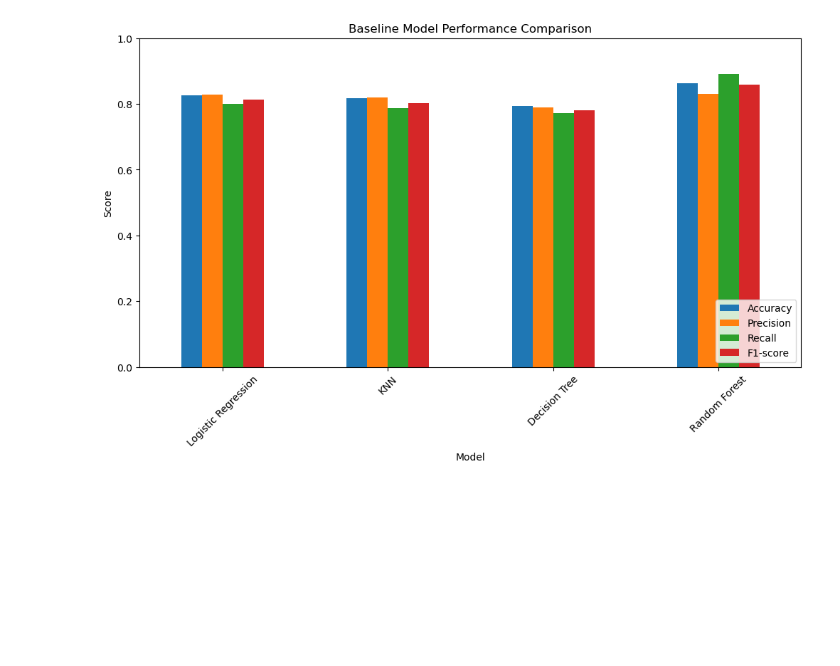
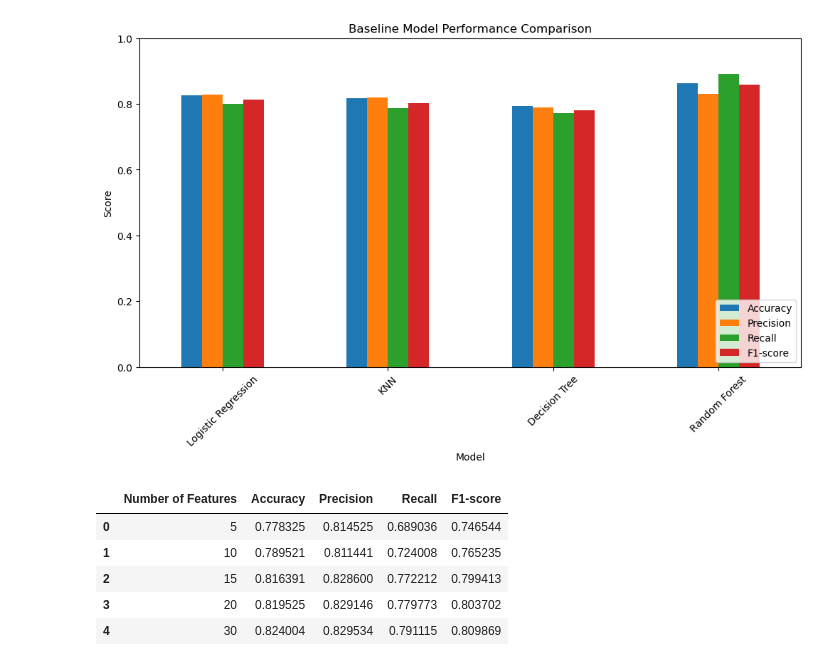
Before and after one commit to erze-haziri/bank-term-deposit-prediction, a Jupyter notebook: bank_term_deposit_analysis.ipynb, the cells around one changed output. Cells and saved outputs as stored; diff of their text form; code cells hidden in the pictures; blank space fills up the shorter version.

```diff
--- a/bank_term_deposit_analysis.ipynb
+++ b/bank_term_deposit_analysis.ipynb
@@ -393,0 +418,30 @@ plt.show()
+# %%
+feature_selection_results = []
+
+for k in [5, 10, 15, 20, 30]:
+    pipeline = Pipeline(steps=[
+        ("preprocessor", preprocessor),
+        ("selector", SelectKBest(score_func=f_classif, k=k)),
+        ("classifier", LogisticRegression(max_iter=1000, random_state=42))
+    ])
+
+    pipeline.fit(X_train, y_train)
+    y_pred = pipeline.predict(X_test)
+
+    feature_selection_results.append({
+        "Number of Features": k,
+        "Accuracy": accuracy_score(y_test, y_pred),
+        "Precision": precision_score(y_test, y_pred),
+        "Recall": recall_score(y_test, y_pred),
+        "F1-score": f1_score(y_test, y_pred)
+    })
+
+feature_selection_df = pd.DataFrame(feature_selection_results)
+feature_selection_df
+# %% [output]
+|  | Number of Features | Accuracy | Precision | Recall | F1-score |
+| 0 | 5 | 0.778325 | 0.814525 | 0.689036 | 0.746544 |
+| 1 | 10 | 0.789521 | 0.811441 | 0.724008 | 0.765235 |
+| 2 | 15 | 0.816391 | 0.828600 | 0.772212 | 0.799413 |
+| 3 | 20 | 0.819525 | 0.829146 | 0.779773 | 0.803702 |
+| 4 | 30 | 0.824004 | 0.829534 | 0.791115 | 0.809869 |
```
Also changed, not shown: parts of 4 cells of this notebook.
